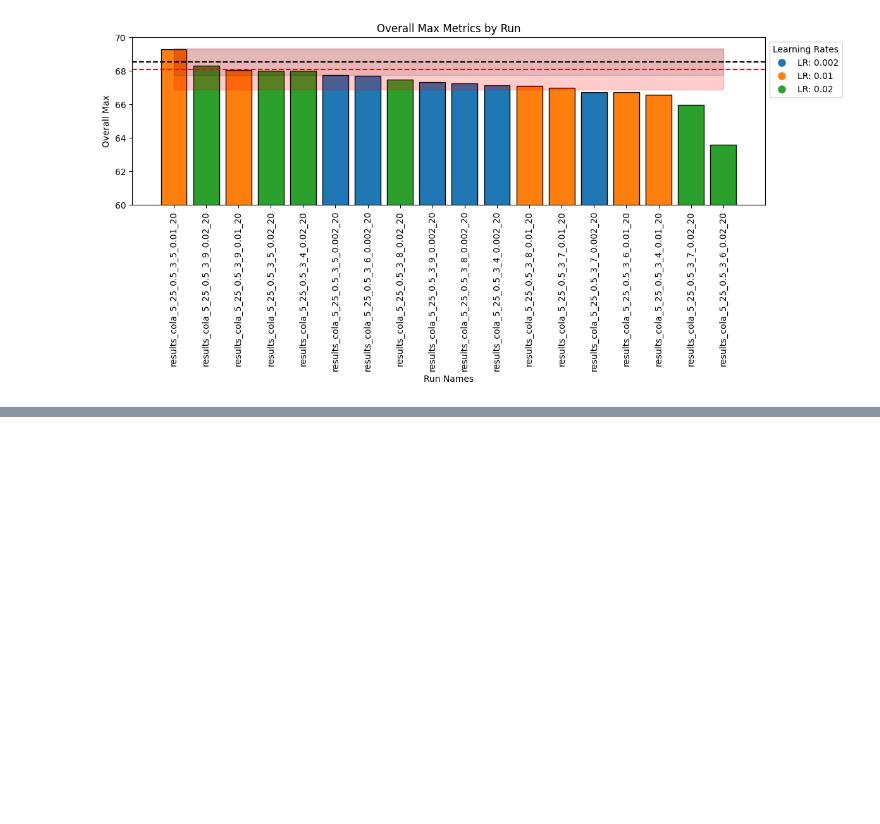
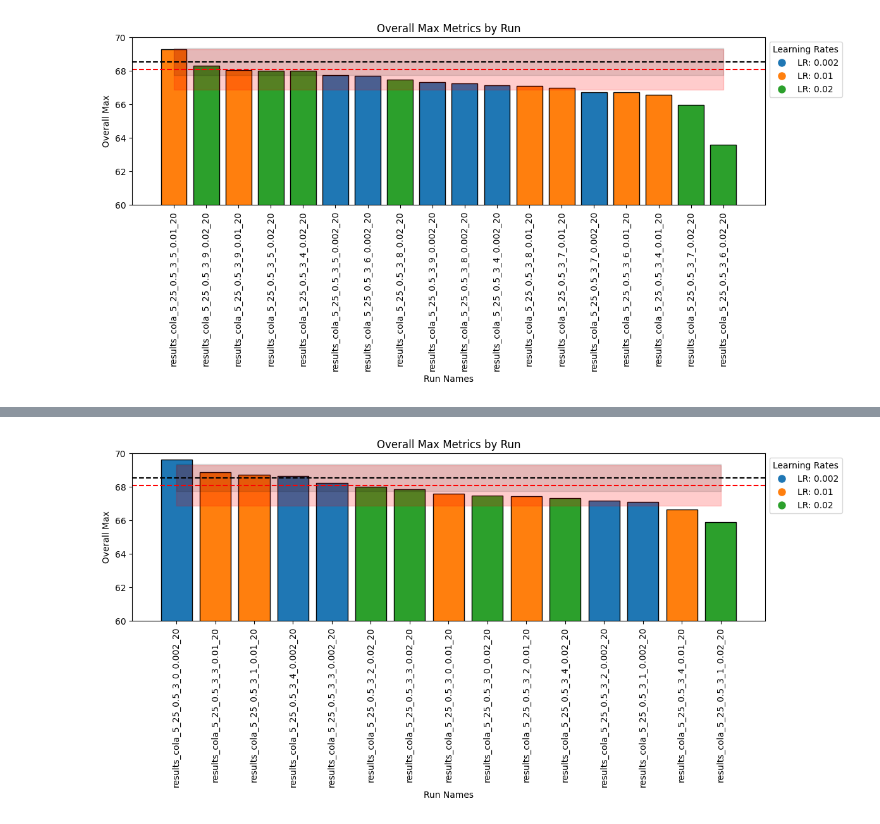
Before and after one commit to mallahova/loraxs, a Jupyter notebook: tasks/adaptive_rank_allocation/cola_l_r_rank_search.ipynb, the cells around one changed output, grey strips where cells are left out. Cells and saved outputs as stored; diff of their text form; code cells hidden in the pictures; blank space fills up the shorter version.

```diff
--- a/tasks/adaptive_rank_allocation/cola_l_r_rank_search.ipynb
+++ b/tasks/adaptive_rank_allocation/cola_l_r_rank_search.ipynb
@@ -342,0 +395,12 @@ plt.show()
+# %%
+# Sort the results by rank allocation learning rate and seed
+sorted_results = sorted(run_max_metrics, key=lambda x: x["overall_max"], reverse=True)
+
+# Print the results
+for result in sorted_results:
+    print(f"Run Name: {result['run_name']}")
+    print(f"Task: {result['task']}, Rank Min: {result['rank_min']}, Rank Max: {result['rank_max']}, "
+          f"Rank Allocation Learning Rate: {result['rank_allocation_learning_rate']}, Rank Average: {result['rank_average']},"
+          f"Alpha Min: {result['alpha_min']}, Alpha Max: {result['alpha_max']}, Seed: {result['seed']} "
+          )
+    print(f"Overall Max: {result['overall_max']:.2f}\n")
@@ -342,0 +425,52 @@ plt.show()
+# %%
+
+import matplotlib.pyplot as plt
+import numpy as np
+
+# Assume run_max_metrics contains the data
+sorted_results = sorted(run_max_metrics, key=lambda x: x["overall_max"], reverse=True)
+
+# Extract data for plotting
+run_names = [result['run_name'] for result in sorted_results]
+overall_max = [result['overall_max'] for result in sorted_results]
+learning_rates = [result['rank_allocation_learning_rate'] for result in sorted_results]
+
+# Define baseline and its error
+baseline_median = 68.08
+baseline_std = 1.21
+
+# Assign colors based on unique learning rates
+unique_lrs = sorted(set(learning_rates))
+color_map = {lr: plt.cm.tab10(i % 10) for i, lr in enumerate(unique_lrs)}
+colors = [color_map[lr] for lr in learning_rates]
+
+# Plotting the bar plot
+plt.figure(figsize=(12, 6))
+bar_positions = np.arange(len(run_names))
+plt.bar(bar_positions, overall_max, color=colors, edgecolor='black')
+
+rank_25_mediean=68.55
+rank_25_std=0.81
+
+# Add baseline with shading for std
+plt.axhline(baseline_median, color='red', linestyle='--', label=f'Baseline: {baseline_median:.2f}')
+plt.axhline(rank_25_mediean, color='black', linestyle='--', label=f'Baseline: {rank_25_mediean:.2f}')
+
+plt.fill_between(bar_positions, baseline_median - baseline_std, baseline_median + baseline_std, color='red', alpha=0.2, label=f'Baseline ± std')
+plt.fill_between(bar_positions, rank_25_mediean - rank_25_std, rank_25_mediean + rank_25_std, color='black', alpha=0.1, label=f'Rank 25 ± std')
+
+# Adding labels and legend
+plt.xticks(bar_positions, run_names, rotation=90)
+plt.xlabel('Run Names')
+plt.ylabel('Overall Max')
+plt.title('Overall Max Metrics by Run')
+
+# Create legend for learning rates
+legend_elements = [plt.Line2D([0], [0], marker='o', color='w', label=f'LR: {lr}', markerfacecolor=color_map[lr], markersize=10) for lr in unique_lrs]
+plt.legend(handles=legend_elements, loc='upper left', bbox_to_anchor=(1, 1), title="Learning Rates")
+plt.ylim(60, 70)  # Adjust the upper limit if needed
+
+plt.tight_layout()
+plt.show()
+# %% [output]
+[figure, added]
```
Also changed, not shown: parts of 2 cells of this notebook, 4 other files.
